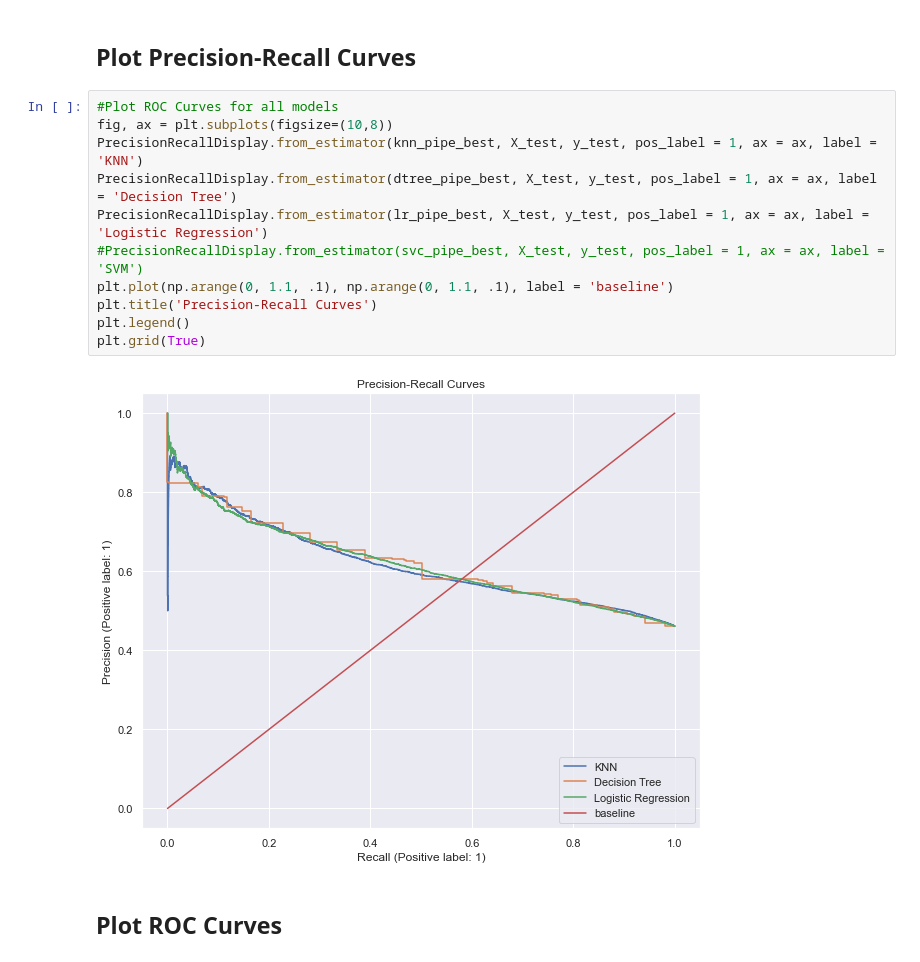
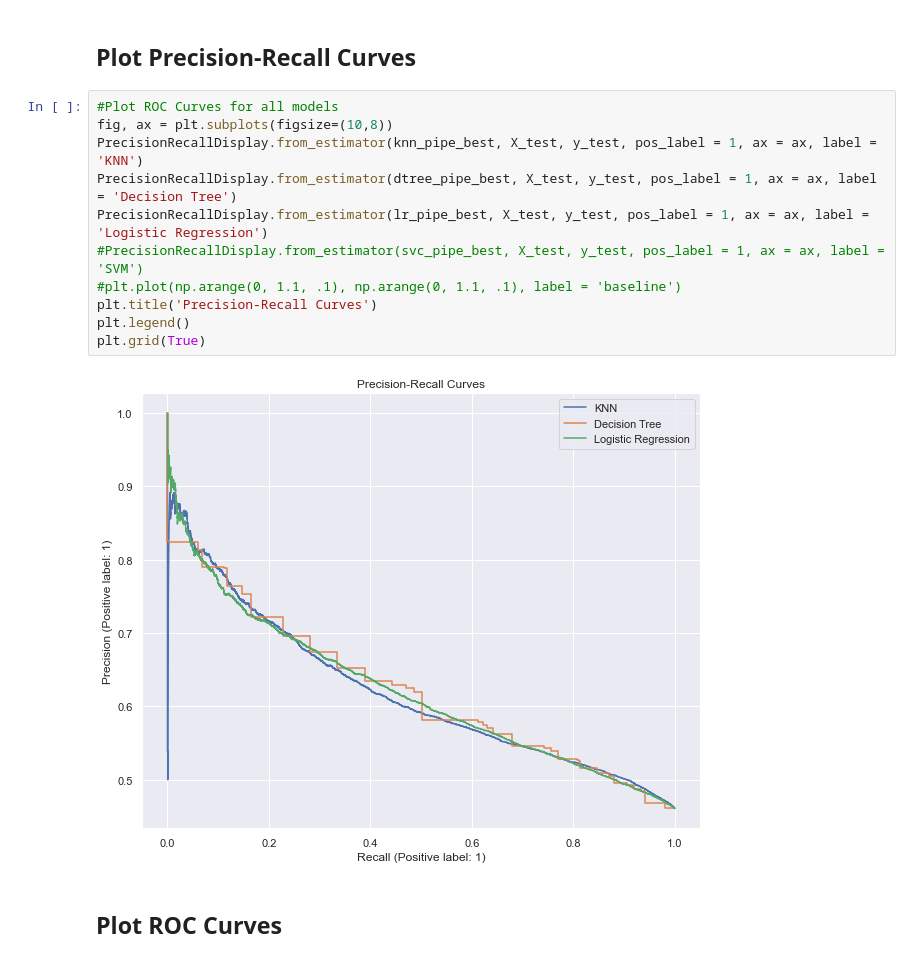
Before and after one commit to sregmi84/ML-AI-Capstone_Diabetes-Readmission, a Jupyter notebook: Capstone/Capstone - Diabetes Readmission.ipynb, the cells around one changed output. Cells and saved outputs as stored; diff of their text form.

```diff
--- a/Capstone/Capstone - Diabetes Readmission.ipynb
+++ b/Capstone/Capstone - Diabetes Readmission.ipynb
@@ -891,16 +893,16 @@ Pipeline(steps=[('transform', StandardScaler()),
 # %%
 #Plot ROC Curves for all models
 fig, ax = plt.subplots(figsize=(10,8))
 PrecisionRecallDisplay.from_estimator(knn_pipe_best, X_test, y_test, pos_label = 1, ax = ax, label = 'KNN')
 PrecisionRecallDisplay.from_estimator(dtree_pipe_best, X_test, y_test, pos_label = 1, ax = ax, label = 'Decision Tree')
 PrecisionRecallDisplay.from_estimator(lr_pipe_best, X_test, y_test, pos_label = 1, ax = ax, label = 'Logistic Regression')
 #PrecisionRecallDisplay.from_estimator(svc_pipe_best, X_test, y_test, pos_label = 1, ax = ax, label = 'SVM')
-plt.plot(np.arange(0, 1.1, .1), np.arange(0, 1.1, .1), label = 'baseline')
+#plt.plot(np.arange(0, 1.1, .1), np.arange(0, 1.1, .1), label = 'baseline')
 plt.title('Precision-Recall Curves')
 plt.legend()
 plt.grid(True)
 # %% [output]
-[figure, old version]
+[figure, new version]
 # %% [markdown]
 ## Plot ROC Curves
 # %%
```
Also changed, not shown: parts of 45 cells of this notebook.
